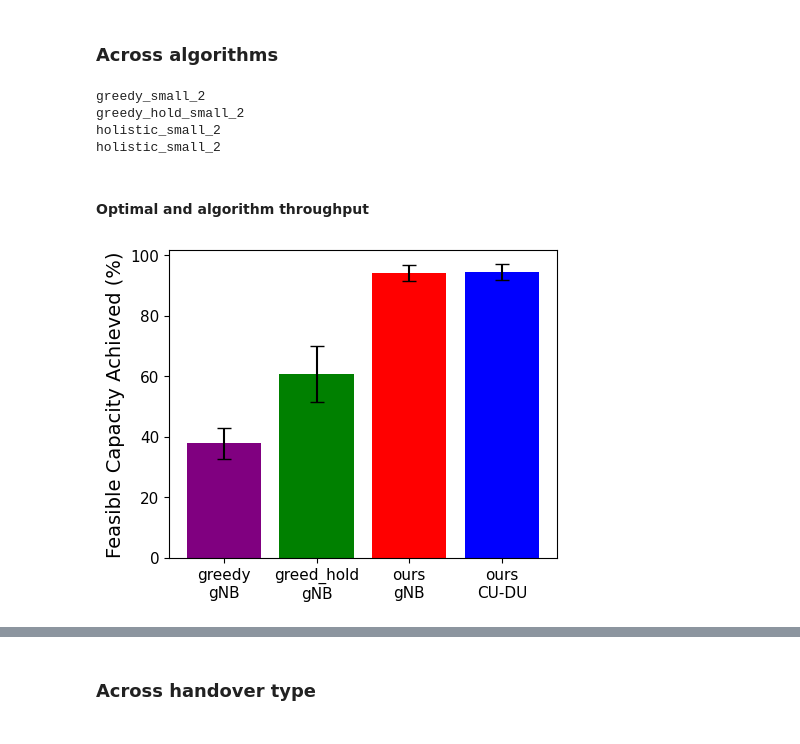
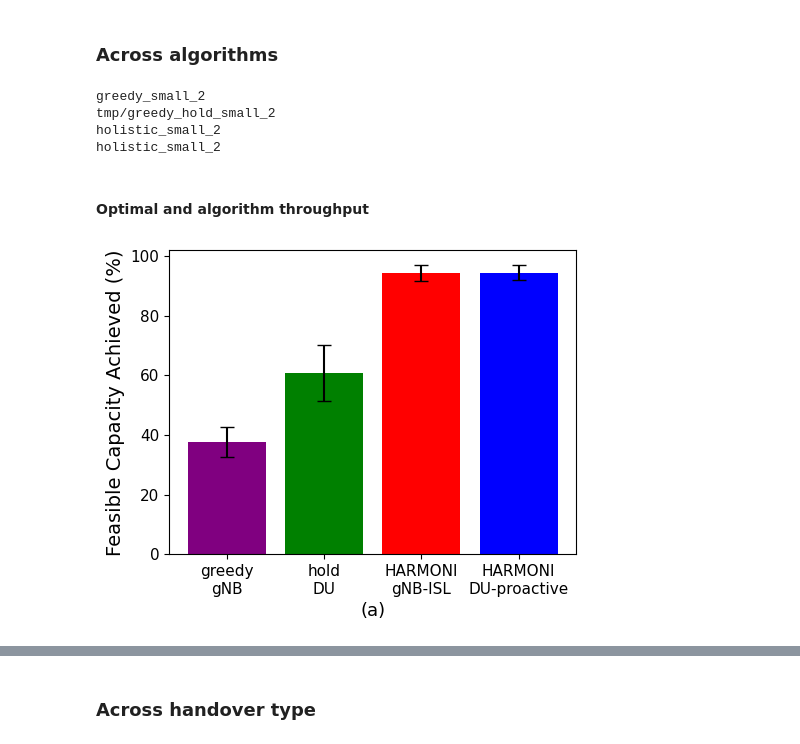
Before and after one commit to yutailin1993/StarryNet, a Jupyter notebook: result_plot.ipynb, the cells around one changed output, grey strips where cells are left out. Cells and saved outputs as stored; diff of their text form; code cells hidden in the pictures.

```diff
--- a/result_plot.ipynb
+++ b/result_plot.ipynb
@@ -70,9 +70,9 @@ greedy_AS = [[1, satellites_num + 3 + 147]]
 greedy_gw_indices = [x for x in range(satellites_num + 1, satellites_num + 3 + 1)]
 greedy_cell_indices = [x for x in range(satellites_num + 3 + 1, satellites_num + 3 + 1 + 147)]
 
-greedy_change_file_list = ['greedy_small_2_topo_leo_change.txt', 'greedy_hold_small_2_topo_leo_change.txt']
-greedy_results_dir_list = ['greedy_small_2', 'greedy_hold_small_2']
-greedy_delay_dir_list = ['greedy_small_2_delay/', 'greedy_hold_small_2_delay/']
+greedy_change_file_list = ['greedy_small_2_topo_leo_change.txt', 'tmp/greedy_hold_small_2_topo_leo_change.txt']
+greedy_results_dir_list = ['greedy_small_2', 'tmp/greedy_hold_small_2']
+greedy_delay_dir_list = ['greedy_small_2_delay/', 'tmp/greedy_hold_small_2_delay/']
 
 # Load cell GW assignments
 greedy_assignments_df_list = [pd.read_csv('./sim_configs/small_2/greedy_flows.csv'),
@@ -156,7 +156,7 @@ for idx, folder in enumerate(results_dir_list):
     transfer_matrix_list.append(transfer_matrix)
 # %% [output]
 greedy_small_2
-greedy_hold_small_2
+tmp/greedy_hold_small_2
 holistic_small_2
 holistic_small_2
 # %% [markdown]
@@ -179,30 +179,31 @@ for t in range(sim_length):
 # %%
 mean_feasible_capacity_achieved = []
 std_feasible_capacity_achieved = []
 
 for idx in range(4):
     feasible_capacity = np.array(transfer_per_cell_list[idx]) / (sum(optimal_transfer_list) / len(cell_indices))
     mean_feasible_capacity_achieved.append(np.mean(feasible_capacity, axis=0))
     std_feasible_capacity_achieved.append(np.std(feasible_capacity, axis=0))
 
 mean_feasible_capacity_achieved = np.array(mean_feasible_capacity_achieved) * 100
 
 err_feasible_capacity_achieved = 1.96 * np.array(std_feasible_capacity_achieved) / np.sqrt(len(greedy_cell_indices))
 
 err_feasible_capacity_achieved = np.array(err_feasible_capacity_achieved) * 100
 
-system = ['greedy\ngNB', 'greed_hold\ngNB', 'ours\ngNB', 'ours\nCU-DU']
+system = ['greedy\ngNB', 'hold\nDU', 'HARMONI\ngNB-ISL', 'HARMONI\nDU-proactive']
 
 fig,ax = plt.subplots(figsize=(5,4))
 
 plt.bar(system, mean_feasible_capacity_achieved, yerr=err_feasible_capacity_achieved, color=['purple', 'green', 'red', 'blue'], capsize=5)
 plt.xticks(fontsize=11)
 plt.yticks(fontsize=11)
-# plt.xlabel('Algorithm', fontsize=16)
+plt.xlabel('(a)', fontsize=13)
 plt.ylabel('Feasible Capacity Achieved (%)', fontsize=14)
+plt.tight_layout()
 plt.savefig('../results/figures/feasible_capacity.eps', format='eps')
 # %% [output]
-[figure, old version]
+[figure, new version]
 # %%
 feasible_capacity_list = []
 feasible_capacity_cdf_list = []
```
Also changed, not shown: parts of 7 cells of this notebook, 2 other files.
